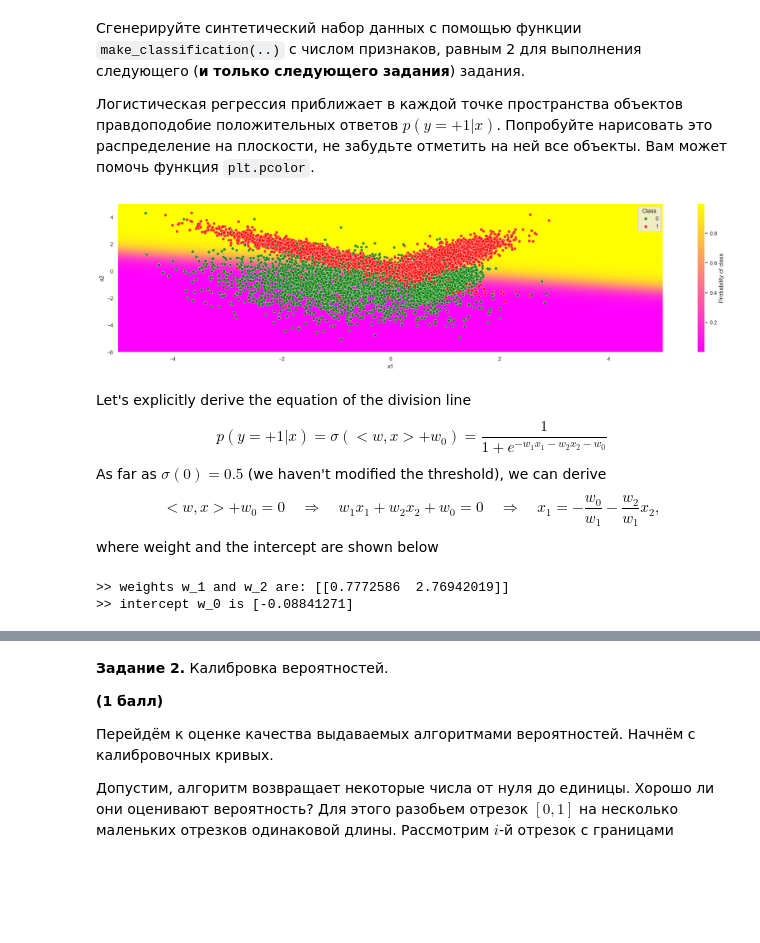
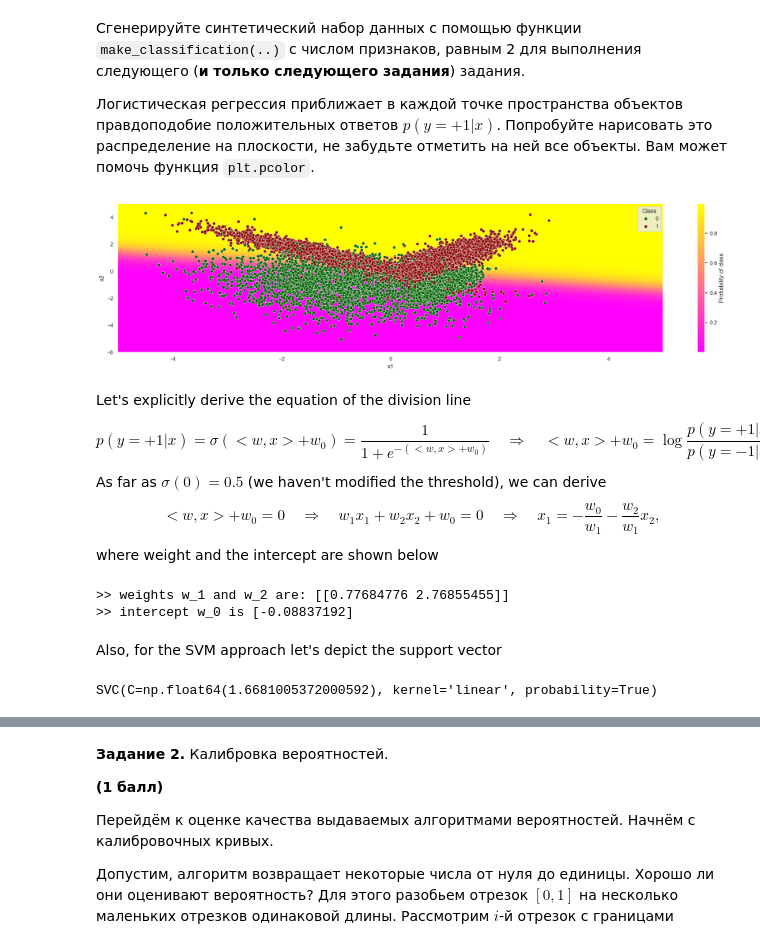
Before and after one commit to saaprikins/nes_ml_course_homeworks, a Jupyter notebook: homework_practice_4.ipynb, the cells around one changed output, grey strips where cells are left out. Saved outputs shown, nothing was run; the diff lists cells and outputs as text; code cells hidden in the pictures; blank space fills up the shorter version.

```diff
--- a/homework_practice_4.ipynb
+++ b/homework_practice_4.ipynb
@@ -76,16 +76,17 @@ __(1 балл)__
 from sklearn.pipeline import Pipeline
 from sklearn.preprocessing import StandardScaler
 from sklearn.model_selection import GridSearchCV
-from sklearn.svm import SVC
+from sklearn.svm import SVC, LinearSVC
 
 
 svm_pipe = Pipeline([
     ("scaler", StandardScaler()),
     ("svc", SVC(kernel="linear")),
+    # ("svc", LinearSVC()),
 ])
 
 gscv_svm = GridSearchCV(svm_pipe,
-                        param_grid={"svc__C": np.logspace(-2, 2., num=10)},
+                        param_grid={"svc__C": np.logspace(-6, 1, num=10)},
                         scoring="roc_auc", cv=5, n_jobs=-1)
 gscv_svm.fit(X_train, y_train)
 pprint(f"best score is {gscv_svm.best_score_:.5f} for parameter C : {gscv_svm.best_params_}")
@@ -151,7 +153,7 @@ lr_pipe = Pipeline([
 ])
 
 gscv_lr = GridSearchCV(lr_pipe,
-                       param_grid={"log_regression__C": np.logspace(-2, 2., num=10)},
+                       param_grid={"log_regression__C": np.logspace(-6, 1, num=10)},
                        scoring="roc_auc", cv=5, n_jobs=-1)
 gscv_lr.fit(X_train, y_train)
 pprint(f"best score is {gscv_lr.best_score_:.5f} for parameter C : {gscv_lr.best_params_}")
@@ -212,19 +215,19 @@ grid_probs = lr_model.predict_proba(np.column_stack((grid_x.ravel(), grid_y.rave
 # %%
 fig = plt.figure(figsize=(20, 5))
 pc = plt.pcolormesh(grid_x, grid_y, grid_probs.reshape(n_dots, n_dots), cmap="spring", shading="auto")
-sns.scatterplot(x=X[:,0], y=X[:,1], hue=y, palette=["green", "red"], alpha=0.8)
+sns.scatterplot(x=X[:,0], y=X[:,1], hue=y, palette=["darkgreen", "darkred"])
 plt.xlabel("x1")
 plt.ylabel("x2")
 plt.legend(loc="upper right", title="Class")
 plt.colorbar(pc, label="Probability of class")
 plt.tight_layout()
 plt.show()
 # %% [output]
-[figure, old version]
+[figure, new version]
 # %% [markdown]
 Let's explicitly derive the equation of the division line
 $$
-p(y=+1|x) = \sigma(<w,x> + w_0) = \dfrac{1}{1 + e^{-w_1 x_1 - w_2 x_2 - w_0}}
+p(y=+1|x) = \sigma(<w,x> + w_0) = \dfrac{1}{1 + e^{-(<w,x> + w_0)}} \quad \Rightarrow \quad <w,x> + w_0 = \log\dfrac{p(y=+1|x)}{p(y=-1|x)}
 $$
 As far as $\sigma(0)=0.5$ (we haven't modified the threshold), we can derive
 $$
@@ -235,5 +238,13 @@ where weight and the intercept are shown below
 pprint("weights w_1 and w_2 are:", lr_model.coef_)
 pprint("intercept w_0 is", lr_model.intercept_)
 # %% [output]
->> weights w_1 and w_2 are: [[0.7772586  2.76942019]]
->> intercept w_0 is [-0.08841271]
+>> weights w_1 and w_2 are: [[0.77684776 2.76855455]]
+>> intercept w_0 is [-0.08837192]
+# %% [markdown]
+Also, for the SVM approach let's depict the support vector
+# %%
+X, y = make_classification(n_samples=10000, n_features=2, n_informative=2, n_redundant=0, random_state=42)
+svm_model = SVC(kernel="linear", C=gscv_svm.best_params_["svc__C"], probability=True)
+svm_model.fit(X, y)
+# %% [output]
+SVC(C=np.float64(1.6681005372000592), kernel='linear', probability=True)
```
Also changed, not shown: parts of 19 cells of this notebook.
